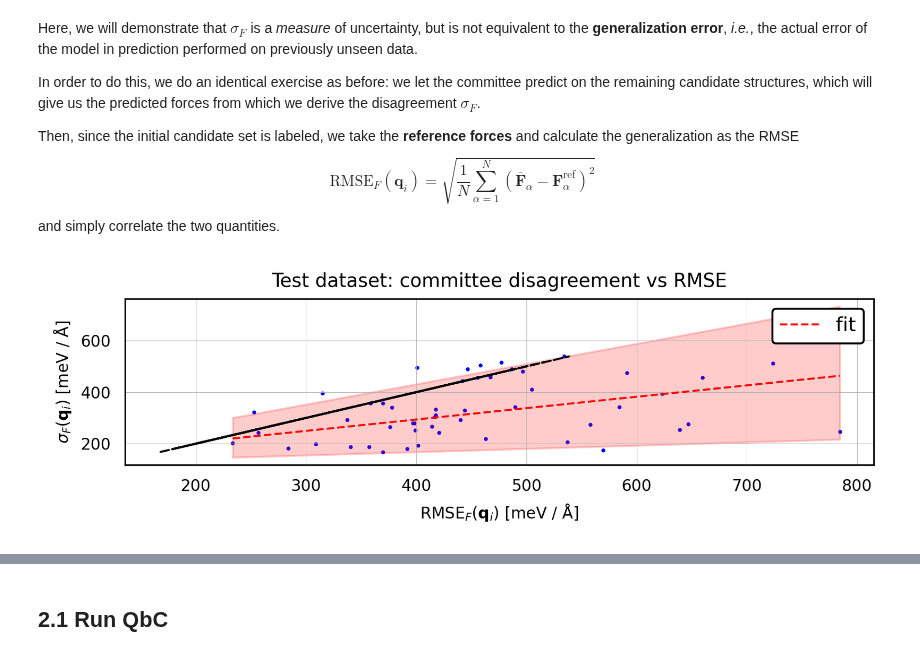
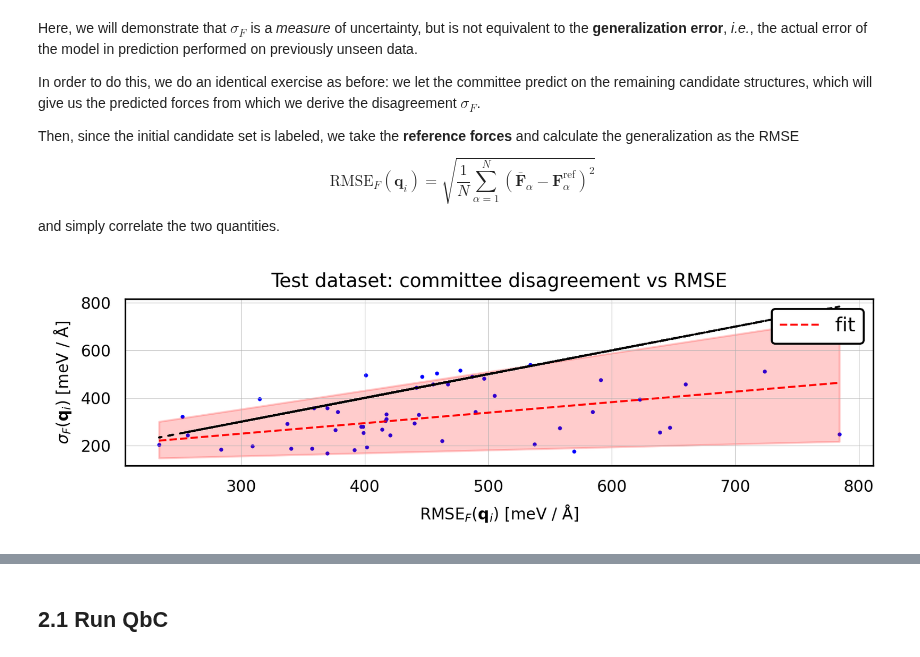
Before and after one commit to sabia-group/AL-tutorial, a Jupyter notebook: notebooks/1-zundel.ipynb, the cells around one changed output, grey strips where cells are left out. Saved outputs shown, nothing was run; the diff lists cells and outputs as text; code cells hidden in the pictures.

```diff
--- a/notebooks/1-zundel.ipynb
+++ b/notebooks/1-zundel.ipynb
@@ -90,15 +90,25 @@ from myfunctions import forces2rmse               # compute RMSE of forces
 
 In the cell below we will select some hyperparameters of the employed MACE models and the QbC process.
 # %%
+# --------------------------------------- #
+# Feel free to modify the following parameters
+# --------------------------------------- #
+
 # MACE committee
 n_init_train = 20   # number of initial training structures
 n_test       = 50   # number of test structures
 n_committee  = 4    # number of MACE committee members
-parallel     = False # whether to parallelize the training (this should work for Linux)
+
+# parallelization ;)
+parallel     = True # whether to parallelize the training (this should work for Linux)
 
 # QbC
 n_iter_qbc = 10     # number of QbC iterations
 n_add_iter = 10     # number of structures to add in each QbC iteration
+
+# --------------------------------------- #
+# Do not modify the following parameters
+# --------------------------------------- #
 
 # seeds to generate different MACE models
 seeds = np.random.randint(0, 2**32 - 1, size=n_committee, dtype=np.uint32)
@@ -400,38 +410,38 @@ ref_forces = np.array(extxyz2array(f'{init_train_folder}/structures/test.extxyz'
 
 # Compute disagreement (std dev over committee) and RMSE (vs reference)
 corr = {}
-corr['sigma'] = 1000*forces2disagreement(mace_forces)         # σ: model disagreement per structure
-corr['RMSE']  = 1000*forces2rmse(mace_forces, ref_forces)     # RMSE: vs. reference per structure
+corr['sigma'] = 1000*forces2disagreement(mace_forces)         # σ: model disagreement per structure # eV to meV conversion
+corr['RMSE']  = 1000*forces2rmse(mace_forces, ref_forces)     # RMSE: vs. reference per structure   # eV to meV conversion
 
 # Perform Theil–Sen regression: RMSE (x) → σ (y)
 slope, intercept, lower, upper = theilslopes(corr['sigma'], corr['RMSE'])
 
 # Plotting
 # ---------------------------------------
 
 # Diagonal line (for comparison only)
-plt.plot(corr["sigma"], corr["sigma"], color='k', dashes=(2, 4), dash_capstyle='round')
+plt.plot(corr["RMSE"], corr["RMSE"], color='k', dashes=(2, 4), dash_capstyle='round')
 
 # Scatter plot: RMSE vs σ
 plt.scatter(corr["RMSE"], corr["sigma"], color="blue", s=1)
 
 # Theil–Sen regression line
 x_vals = np.linspace(min(corr["RMSE"]), max(corr["RMSE"]), 100)
 plt.plot(x_vals, slope * x_vals + intercept, 'r--', label='fit')
 
 # Uncertainty bounds
 plt.fill_between(x_vals, lower * x_vals + intercept, upper * x_vals + intercept,
                  color='red', alpha=0.2)
 
 # Labels and layout
 plt.title("Test dataset: committee disagreement vs RMSE")
 plt.xlabel(r'RMSE$_F\left(\mathbf{q}_i\right)$ [meV / $\mathrm{\AA}$]')
 plt.ylabel(r'$\sigma_F \left(\mathbf{q}_i\right)$ [meV / $\mathrm{\AA}$]')
 plt.legend()
 plt.tight_layout()
 plt.show()
 # %% [output]
-[figure, old version]
+[figure, new version]
 # %% [markdown]
 ## 2. Query by Committee (QbC)
 
```
Also changed, not shown: parts of 16 cells of this notebook, 2 other files.
